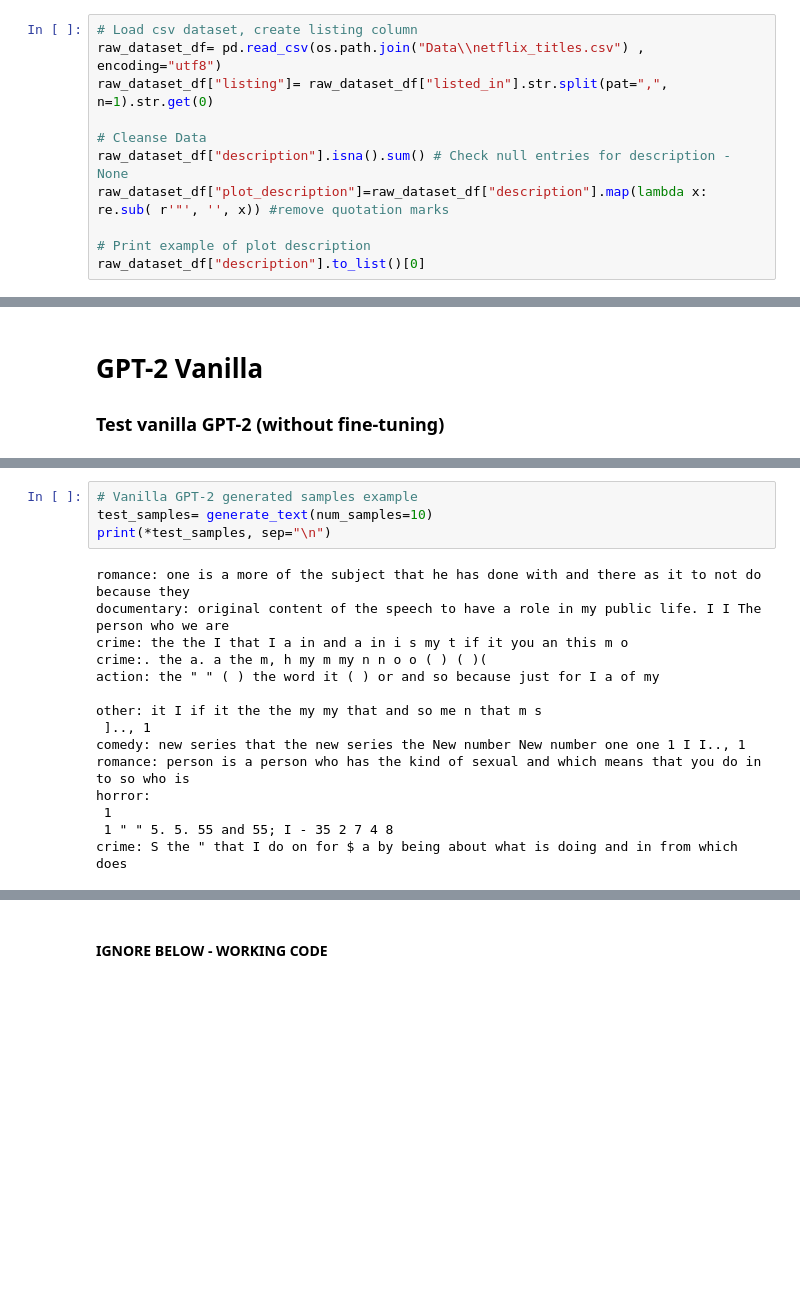
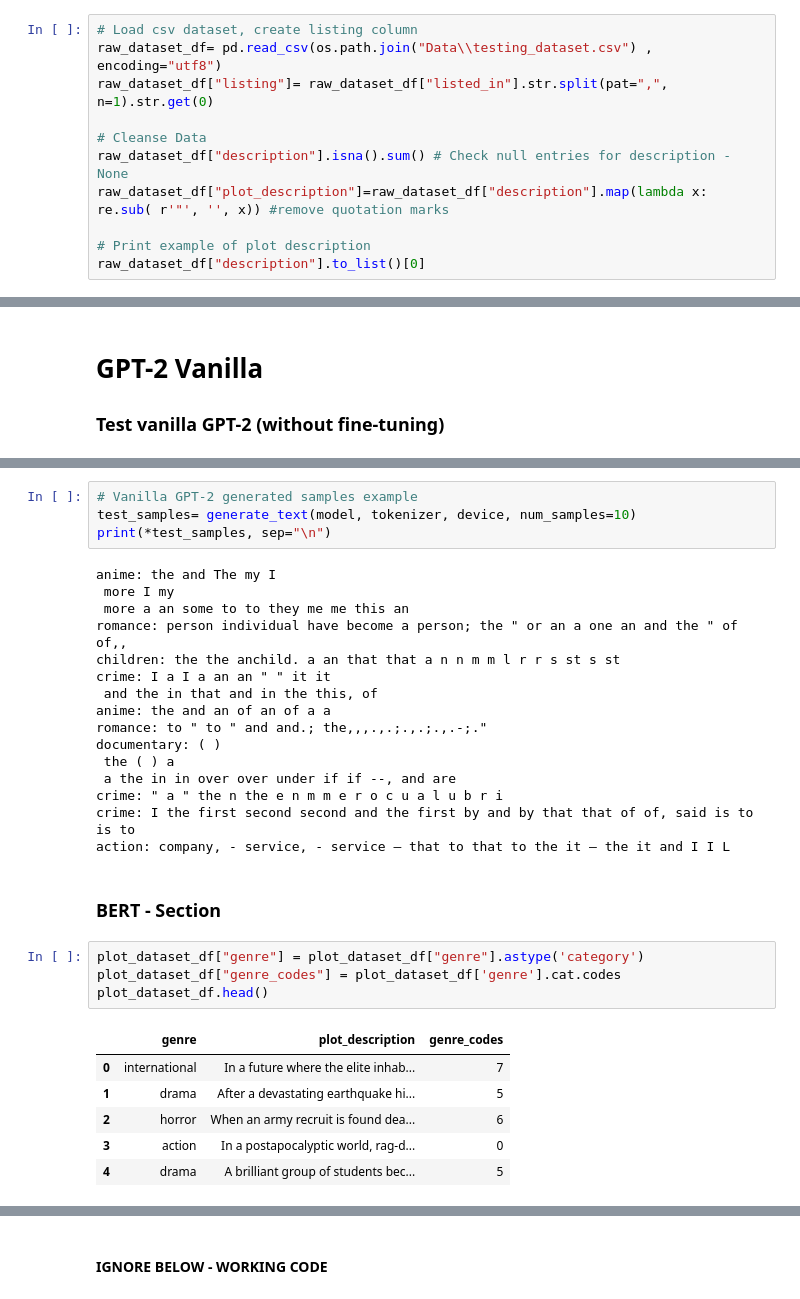
Before and after one commit to sarahrhalem/Finetuning-Transformer-Models-Plot-Generation, a Jupyter notebook: INM706_Code_SR_SK.ipynb, the cells around one changed output, grey strips where cells are left out. Saved outputs shown, nothing was run; the diff lists cells and outputs as text; blank space fills up the shorter version.

```diff
--- a/INM706_Code_SR_SK.ipynb
+++ b/INM706_Code_SR_SK.ipynb
@@ -44,6 +54,6 @@ os.getcwd()
 # %%
 # Load csv dataset, create listing column
-raw_dataset_df= pd.read_csv(os.path.join("Data\\netflix_titles.csv") , encoding="utf8")
+raw_dataset_df= pd.read_csv(os.path.join("Data\\testing_dataset.csv") , encoding="utf8")
 raw_dataset_df["listing"]= raw_dataset_df["listed_in"].str.split(pat=",", n=1).str.get(0)
 
 # Cleanse Data
@@ -831,19 +352,33 @@ test loss: 93.111847, test ppl: inf, bleu score default:0.10848080722480596, ble
 # %%
 # Vanilla GPT-2 generated samples example
-test_samples= generate_text(num_samples=10)
+test_samples= generate_text(model, tokenizer, device, num_samples=10)
 print(*test_samples, sep="\n")
 # %% [output]
-romance: one is a more of the subject that he has done with and there as it to not do because they
-documentary: original content of the speech to have a role in my public life. I I The person who we are
-crime: the the I that I a in and a in i s my t if it you an this m o
-crime:. the a. a the m, h my m my n n o o ( ) ( )(
-action: the " " ( ) the word it ( ) or and so because just for I a of my
-
-other: it I if it the the my my that and so me n that m s
- ].., 1
-comedy: new series that the new series the New number New number one one 1 I I.., 1
-romance: person is a person who has the kind of sexual and which means that you do in to so who is
-horror:
- 1
- 1 " " 5. 5. 55 and 55; I - 35 2 7 4 8
-crime: S the " that I do on for $ a by being about what is doing and in from which does
+anime: the and The my I
+ more I my
+ more a an some to to they me me this an
+romance: person individual have become a person; the " or an a one an and the " of of,,
+children: the the anchild. a an that that a n n m m l r r s st s st
+crime: I a I a an an " " it it
+ and the in that and in the this, of
+anime: the and an of an of a a
+romance: to " to " and and.; the,,,.,.;.,.;.,.-;."
+documentary: ( )
+ the ( ) a
+ a the in in over over under if if --, and are
+crime: " a " the n the e n m m e r o c u a l u b r i
+crime: I the first second second and the first by and by that that of of, said is to is to
+action: company, - service, - service – that to that to the it – the it and I I L
+# %% [markdown]
+### BERT - Section
+# %%
+plot_dataset_df["genre"] = plot_dataset_df["genre"].astype('category')
+plot_dataset_df["genre_codes"] = plot_dataset_df['genre'].cat.codes
+plot_dataset_df.head()
+# %% [output]
+|  | genre | plot_description | genre_codes |
+| 0 | international | In a future where the elite inhab... | 7 |
+| 1 | drama | After a devastating earthquake hi... | 5 |
+| 2 | horror | When an army recruit is found dea... | 6 |
+| 3 | action | In a postapocalyptic world, rag-d... | 0 |
+| 4 | drama | A brilliant group of students bec... | 5 |
```
Also changed, not shown: parts of 40 cells of this notebook, 8 other files.
